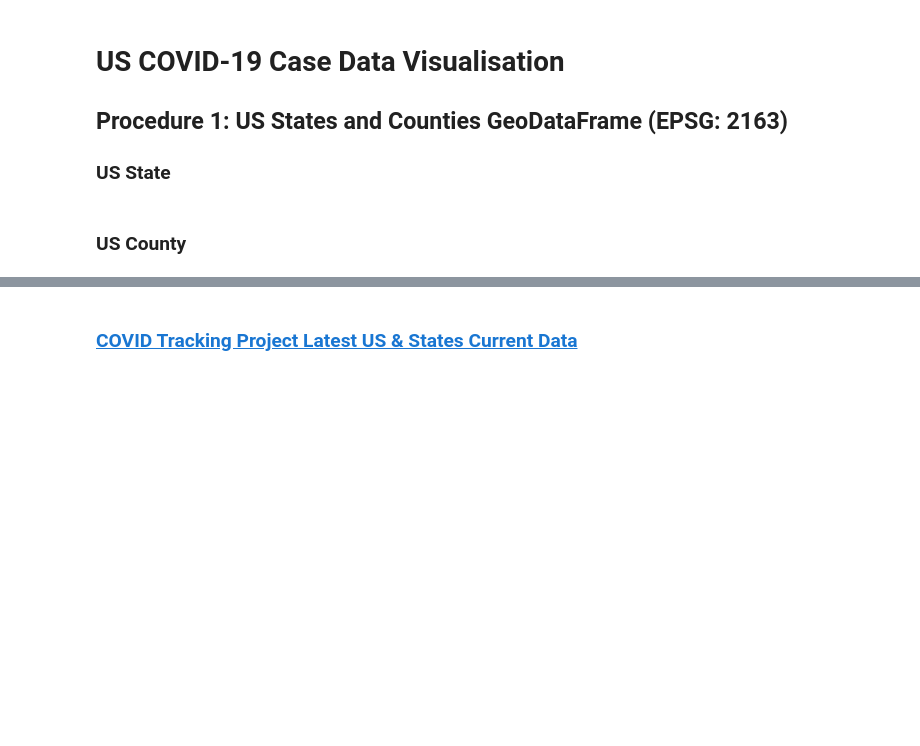
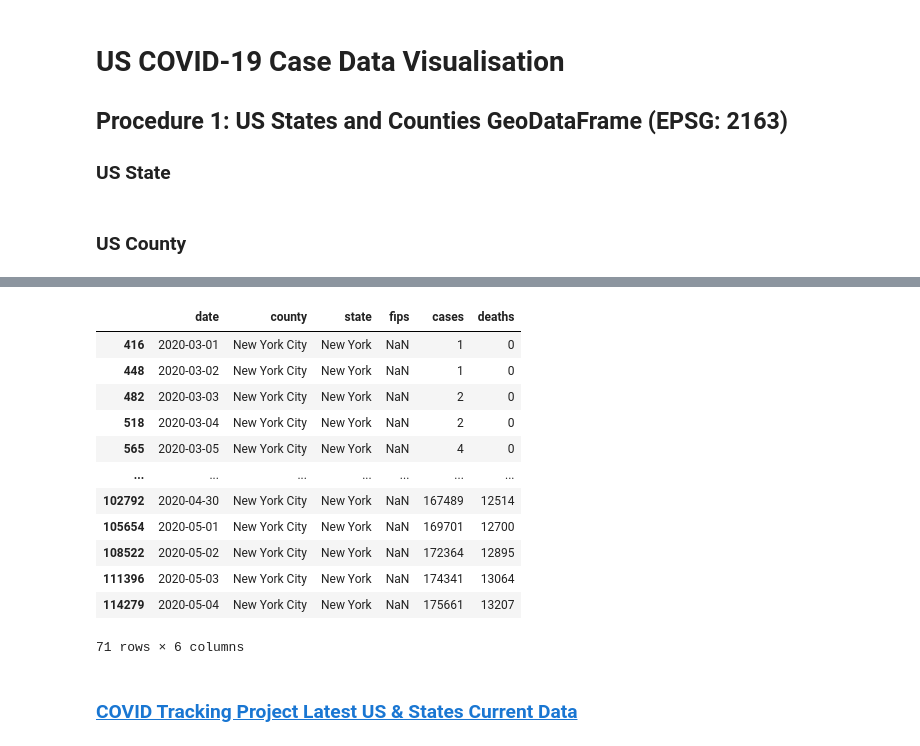
Before and after one commit to katkim0307/COVID-19_Response_Comparison, a Jupyter notebook: Final.ipynb, the cells around one changed output, grey strips where cells are left out. Drawn from its saved outputs; the diff is of its cells as text; code cells hidden in the pictures; blank space fills up the shorter version.

```diff
--- a/Final.ipynb
+++ b/Final.ipynb
@@ -95,0 +110,3 @@ nytimes_counties_df['date']=pd.to_datetime(nytimes_counties_df['date'])
+# %%
+null_fips_df = nytimes_counties_df[nytimes_counties_df['fips'].isnull()]
+null_fips_df['state'].unique()
@@ -96,3 +124,19 @@ nytimes_counties_df['date']=pd.to_datetime(nytimes_counties_df['date'])
+# %%
+null_fips_df[null_fips_df['state']=='New York']
+# %% [output]
+|  | date | county | state | fips | cases | deaths |
+| 416 | 2020-03-01 | New York City | New York | NaN | 1 | 0 |
+| 448 | 2020-03-02 | New York City | New York | NaN | 1 | 0 |
+| 482 | 2020-03-03 | New York City | New York | NaN | 2 | 0 |
+| 518 | 2020-03-04 | New York City | New York | NaN | 2 | 0 |
+| 565 | 2020-03-05 | New York City | New York | NaN | 4 | 0 |
+| ... | ... | ... | ... | ... | ... | ... |
+| 102792 | 2020-04-30 | New York City | New York | NaN | 167489 | 12514 |
+| 105654 | 2020-05-01 | New York City | New York | NaN | 169701 | 12700 |
+| 108522 | 2020-05-02 | New York City | New York | NaN | 172364 | 12895 |
+| 111396 | 2020-05-03 | New York City | New York | NaN | 174341 | 13064 |
+| 114279 | 2020-05-04 | New York City | New York | NaN | 175661 | 13207 |
+71 rows × 6 columns
 # %%
 # Creating a DataFrame for plotting charts (Set 'date' as the index)
 nytimes_counties_plot_df = nytimes_counties_df.copy()
```
Also changed, not shown: parts of 37 cells of this notebook, 3 other files.
